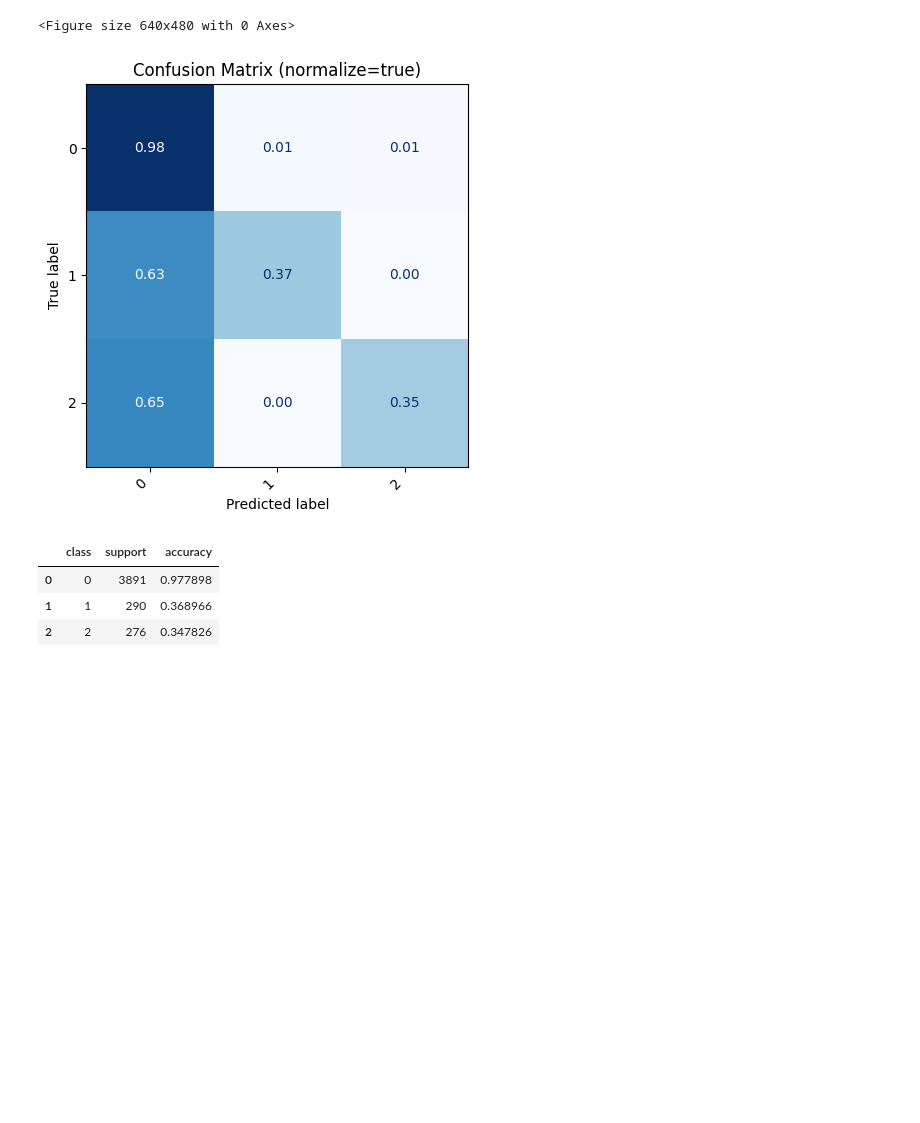
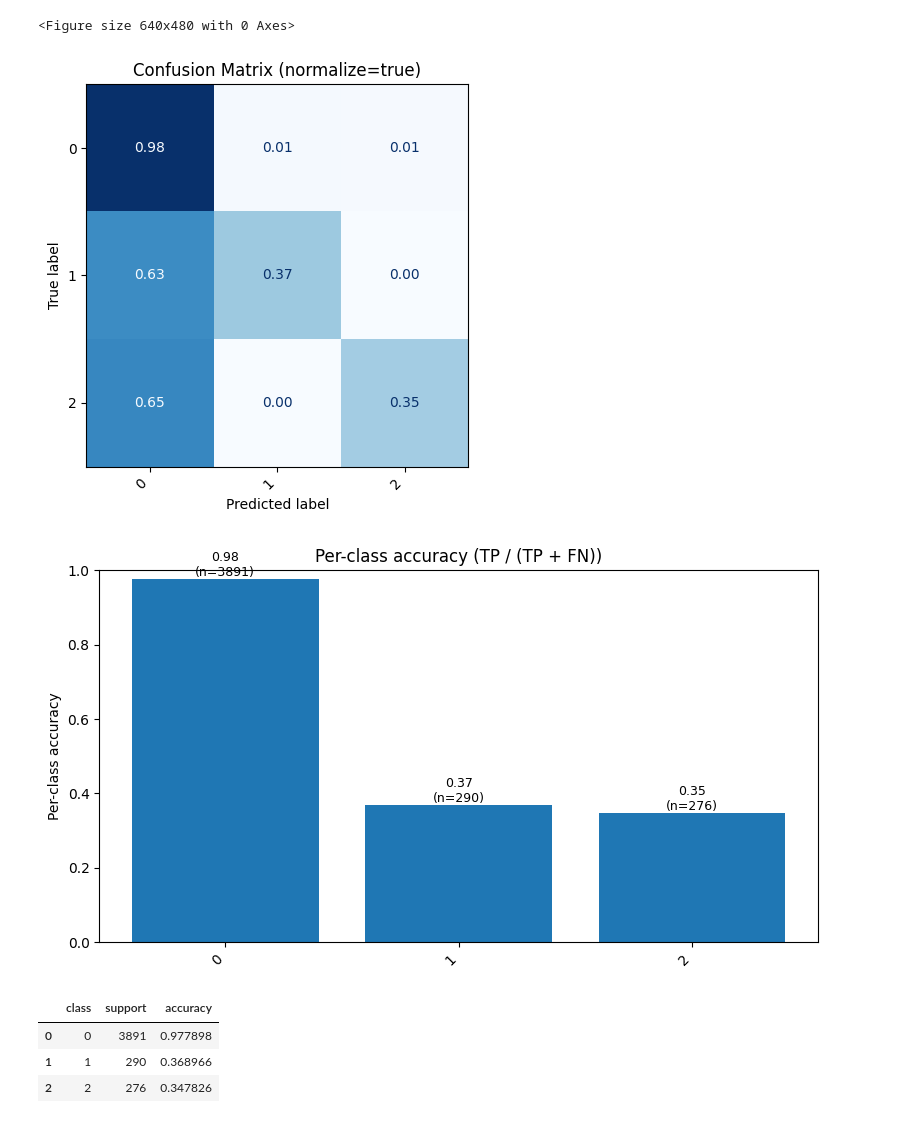
Before and after one commit to Borto71/Prediction-su-segnali-di-gioco, a Jupyter notebook: notebooks/notebook.ipynb, the cells around one changed output. Saved outputs shown, nothing was run; the diff lists cells and outputs as text; code cells hidden in the pictures; blank space fills up the shorter version.

```diff
--- a/notebooks/notebook.ipynb
+++ b/notebooks/notebook.ipynb
@@ -92,50 +92,84 @@ def plot_learning_curves(df_log: pd.DataFrame, savepath: str=None):
         plt.show()
 # %%
 import numpy as np
+import pandas as pd
 import matplotlib.pyplot as plt
 from sklearn.metrics import confusion_matrix, ConfusionMatrixDisplay
 
 def confusion_and_per_class_acc(y_true: np.ndarray, y_pred: np.ndarray, class_names=None, normalize=None):
     """
+    Mostra la confusion matrix (eventualmente normalizzata) e un grafico a barre
+    con la per-class accuracy. Restituisce anche la confusion matrix "raw" (non
+    normalizzata) e una tabella per-classe con supporto e accuracy.
+
     normalize: None | 'true' | 'pred' | 'all'
     """
-    cm = confusion_matrix(y_true, y_pred, normalize=normalize)
-    disp = ConfusionMatrixDisplay(confusion_matrix=cm, display_labels=class_names)
+    # Etichette/ordine coerente per CM e tabella
+    if class_names is None:
+        labels = np.unique(np.concatenate([y_true, y_pred]))
+        class_names_for_disp = [str(c) for c in labels]
+    else:
+        labels = np.array(class_names)
+        class_names_for_disp = class_names
+
+    # Confusion matrix (con opzione di normalizzazione)
+    cm = confusion_matrix(y_true, y_pred, labels=labels, normalize=normalize)
+    disp = ConfusionMatrixDisplay(confusion_matrix=cm, display_labels=class_names_for_disp)
     plt.figure()
     disp.plot(values_format=".2f" if normalize else "d", cmap="Blues", colorbar=False)
     plt.title(f"Confusion Matrix{'' if not normalize else f' (normalize={normalize})'}")
     plt.xticks(rotation=45, ha="right")
     plt.tight_layout()
     plt.show()
 
-    # Per-class accuracy = TP / (TP + FN) = diag(cm_raw) / row_sum(cm_raw)
-    cm_raw = confusion_matrix(y_true, y_pred, normalize=None)
+    # Confusion matrix raw (non normalizzata) per calcolare la per-class accuracy
+    cm_raw = confusion_matrix(y_true, y_pred, labels=labels, normalize=None)
     row_sum = cm_raw.sum(axis=1).astype(float)
-    per_class_acc = np.divide(np.diag(cm_raw), row_sum, out=np.zeros_like(row_sum, dtype=float), where=row_sum>0)
+    per_class_acc = np.divide(np.diag(cm_raw), row_sum, out=np.zeros_like(row_sum, dtype=float), where=row_sum > 0)
 
-    # Tabella ordinata per classe
-    if class_names is None:
-        class_names = [str(c) for c in np.unique(np.concatenate([y_true, y_pred]))]
+    # Tabella per-classe
     per_class_df = pd.DataFrame({
-        "class": class_names,
+        "class": [str(c) for c in labels],
         "support": row_sum.astype(int),
         "accuracy": per_class_acc
     }).sort_values("class").reset_index(drop=True)
 
+    # --- Grafico della per-class accuracy ---
+    # Usiamo l'ordine alfabetico come nella tabella ordinata sopra
+    classes_plot = per_class_df["class"].values
+    acc_plot = per_class_df["accuracy"].values
+    support_plot = per_class_df["support"].values
+
+    plt.figure(figsize=(8, 4.5))
+    bars = plt.bar(classes_plot, acc_plot)
+    plt.ylabel("Per-class accuracy")
+    plt.ylim(0, 1.0)
+    plt.title("Per-class accuracy (TP / (TP + FN))")
+    plt.xticks(rotation=45, ha="right")
+    # Annotazioni con valore accuracy e supporto
+    for rect, acc, supp in zip(bars, acc_plot, support_plot):
+        height = rect.get_height()
+        plt.text(rect.get_x() + rect.get_width()/2.0, height,
+                 f"{acc:.2f}\n(n={supp})",
+                 ha="center", va="bottom", fontsize=9)
+    plt.tight_layout()
+    plt.show()
+
     return cm_raw, per_class_df
 
-# Esempio d'uso:
+# Esempio d'uso (lasciato invariato):
 df_log = load_training_log("../logs/train_log.jsonl")
 plot_learning_curves(df_log)
 
 y_true, y_pred, y_prob = load_predictions_json("../logs/test_predictions.json")
 cm_raw, per_class_df = confusion_and_per_class_acc(y_true, y_pred, class_names=None, normalize="true")
 per_class_df
 # %% [output]
 [figure]
 [figure]
 <Figure size 640x480 with 0 Axes>
 [figure]
+[figure, added]
 |  | class | support | accuracy |
 | 0 | 0 | 3891 | 0.977898 |
 | 1 | 1 | 290 | 0.368966 |
```
Also changed, not shown: parts of 1 cell of this notebook.
